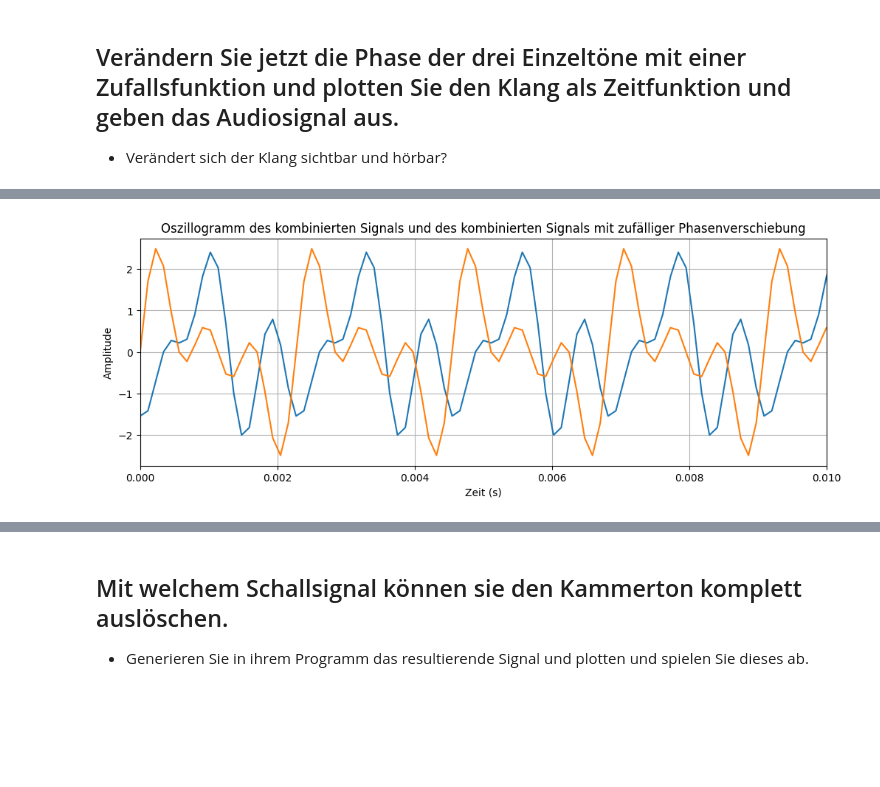
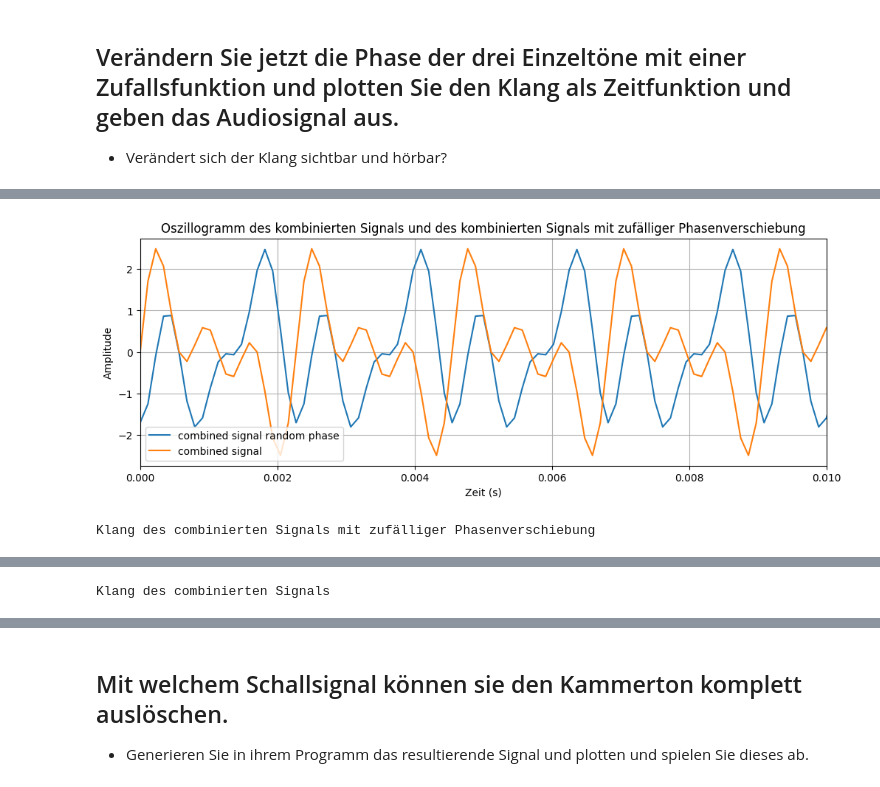
Before and after one commit to JoHoppe/LaborSprache, a Jupyter notebook: Sprachverarbeitung/labor1Überarbeitet.ipynb, the cells around one changed output, grey strips where cells are left out. Cells and saved outputs as stored; diff of their text form; code cells hidden in the pictures; blank space fills up the shorter version.

```diff
--- a/Sprachverarbeitung/labor1Überarbeitet.ipynb
+++ b/Sprachverarbeitung/labor1Überarbeitet.ipynb
@@ -76,7 +62,7 @@ fa = 20 * f0  # Abtastfrequenz in Hz
 # Zeitvektor
 t = np.linspace(0, td, int(td * fa), endpoint=False)
 
-# Zeitvektor für die Aufnahme
-t_recording = np.linspace(0, td, int(td * fa), endpoint=False)
+def harmonic_generator(k , t ):
+    return a * np.sin(2 * np.pi * k * f0 * t)
 # %%
 # Generierung des Kammertons
@@ -124,14 +108,11 @@ ipd.Audio('2.harmonische.wav')
 [interactive output not drawn]
 # %%
 # Generierung der 3. Harmonischen
-third_harmonic = a * np.sin(2 * np.pi * 3 * f0 * t)
-
-# Speichern des Signals in einer Wave-Datei
-wavfile.write('3.harmonische.wav', fa, np.int16(third_harmonic * 32767))
+third_harmonic = harmonic_generator(3 , t)
 
 # Plot der 3. Harmonischen
 plt.figure(figsize=(12, 4))
-plt.plot(t_recording, third_harmonic)
+plt.plot(t, third_harmonic)
 plt.xlim(0,0.01)
 plt.title('Oszillogramm der 3. Harmonischen ')
 plt.xlabel('Zeit (s)')
@@ -139,7 +120,8 @@ plt.ylabel('Amplitude')
 plt.grid(True)
 plt.show()
 
-# Audio-Datei einlesen und abspielen
-ipd.Audio('3.harmonische.wav')
+# Abspielen der 3.Harmonischen
+print("Klang der 3.Harmonischen")
+ipd.display(ipd.Audio(third_harmonic, rate=fa))
 # %% [output]
 [figure]
@@ -174,9 +161,9 @@ plt.show()
 - Verändert sich der Klang sichtbar und hörbar?
 # %%
 # Zufällige Phasenverschiebung für jede Schwingung generieren
-phase_shifts = np.random.uniform(0, 2*np.pi, 3) # Falsch
+phase_shifts = np.random.uniform(0, 2*np.pi, 3)
 
 # Signal mit zufälliger Phasenverschiebung erzeugen
-kammerton_random_phase = a * np.sin(2 * np.pi * f0 * t_recording + phase_shifts[0])
-second_harmonic_random_phase = a * np.sin(2 * np.pi * 2 * f0 * t_recording + phase_shifts[1])
-third_harmonic_random_phase = a * np.sin(2 * np.pi * 3 * f0 * t_recording + phase_shifts[2])
+kammerton_random_phase = harmonic_generator(1,  t+ phase_shifts[0])
+second_harmonic_random_phase = harmonic_generator(2,  t + phase_shifts[1])
+third_harmonic_random_phase = harmonic_generator(3, t + phase_shifts[2])
@@ -261,23 +253,30 @@ plt.show()
 # %%
 # Kombiniertes Signal mit zufälliger Phasenverschiebung erstellen
 combined_signal_random_phase = kammerton_random_phase + second_harmonic_random_phase + third_harmonic_random_phase
 
 # Speichern des Signals mit zufälliger Phasenverschiebung in einer Wave-Datei
-wavfile.write('harmonisches_signal_random_phase.wav', fa, np.int16(combined_signal_random_phase * 32767))
-
-
-# Audio-Datei abspielen
-ipd.Audio('harmonisches_signal_random_phase.wav')
+wavfile.write('harmonisches_signal_random_phase.wav', fa, combined_signal_random_phase.astype(np.float32))
 
 # Plot des Oszillogramms des kombinierten Signals mit zufälliger Phasenverschiebung
 plt.figure(figsize=(12, 4))
-plt.plot(t_recording, combined_signal_random_phase)
-plt.plot(t_recording, combined_signal)
+plt.plot(t, combined_signal_random_phase, label="combined signal random phase")
+plt.plot(t, combined_signal, label="combined signal")
 plt.xlim(0,0.01)
 plt.title('Oszillogramm des kombinierten Signals und des kombinierten Signals mit zufälliger Phasenverschiebung')
 plt.xlabel('Zeit (s)')
 plt.ylabel('Amplitude')
 plt.grid(True)
+plt.legend()
 plt.show()
+
+# Abspielen des combinierten Signals zufälliger Phasenverschiebung
+print("Klang des combinierten Signals mit zufälliger Phasenverschiebung")
+ipd.display(ipd.Audio(combined_signal_random_phase, rate=fa))
+
+
+# Abspielen des combinierten Signals
+print("Klang des combinierten Signals")
+ipd.display(ipd.Audio(combined_signal, rate=fa))
 # %% [output]
-[figure, old version]
+[figure, new version]
+Klang des combinierten Signals mit zufälliger Phasenverschiebung
@@ -283,0 +284 @@ plt.show()
+Klang des combinierten Signals
```
Also changed, not shown: parts of 32 cells of this notebook, 19 other files.
